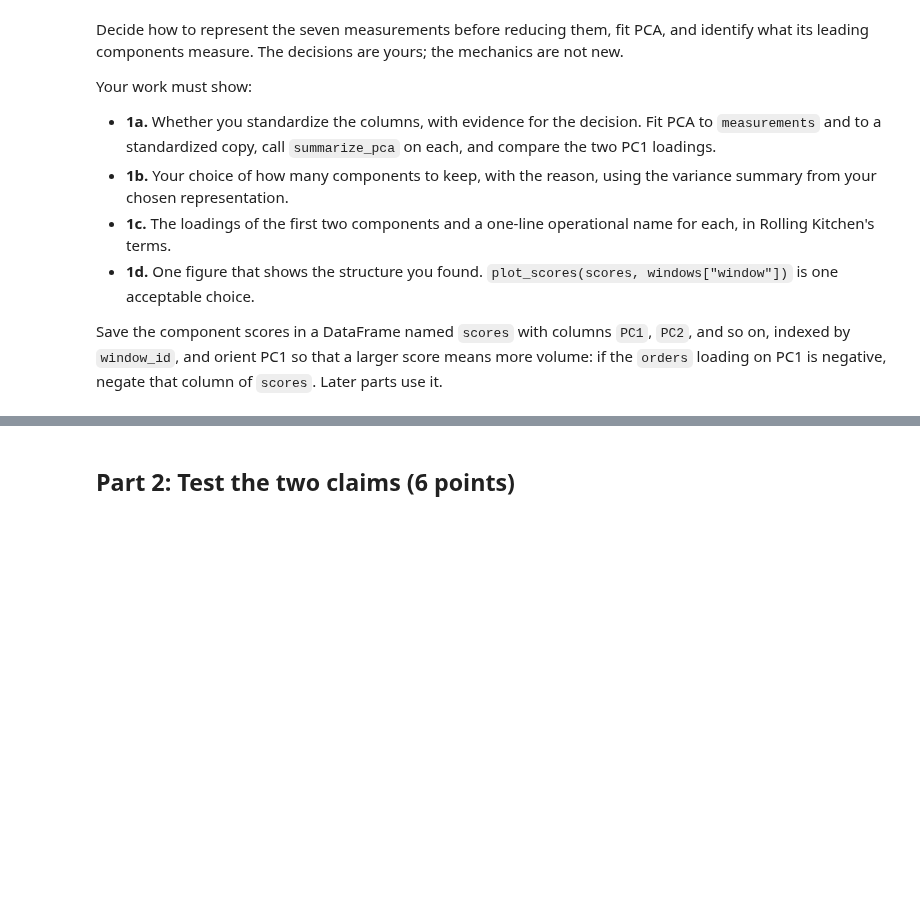
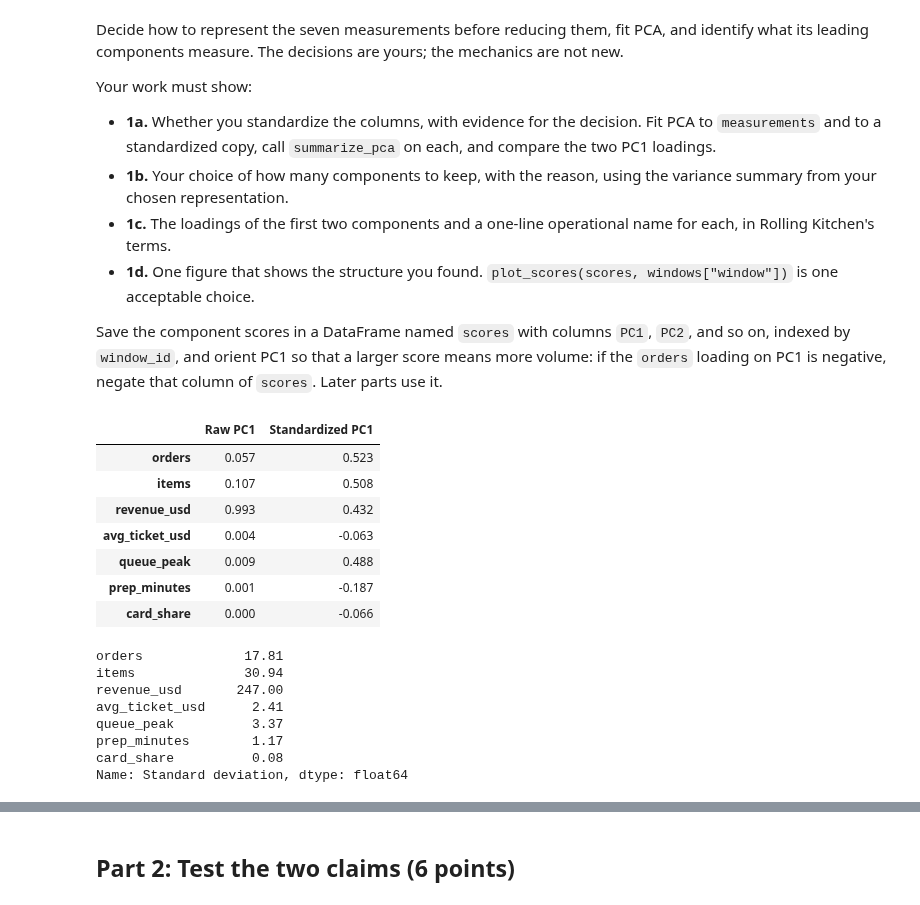
Before and after one commit to jae0029/Data-Mining, a Jupyter notebook: Test 1/test1b.ipynb, the cells around one changed output, grey strips where cells are left out. Cells and saved outputs as stored; diff of their text form; code cells hidden in the pictures; blank space fills up the shorter version.

```diff
--- a/Test 1/test1b.ipynb
+++ b/Test 1/test1b.ipynb
@@ -121,3 +153,43 @@ Your work must show:
 Save the component scores in a DataFrame named `scores` with columns `PC1`, `PC2`, and so on, indexed by `window_id`, and orient PC1 so that a larger score means more volume: if the `orders` loading on PC1 is negative, negate that column of `scores`. Later parts use it.
 # %%
 # 1a. Standardize, fit PCA to both frames, and compare the PC1 loadings.
+# PCA on the original measurements
+pca_raw = PCA()
+pca_raw.fit(measurements)
+
+raw_loadings, raw_variance = summarize_pca(pca_raw, FEATURES)
+
+# Standardize each measurement to mean 0 and standard deviation 1
+measurements_std = (measurements - measurements.mean()) / measurements.std(ddof=0)
+
+# PCA on standardized measurements
+pca_std = PCA()
+pca_std.fit(measurements_std)
+
+std_loadings, std_variance = summarize_pca(pca_std, FEATURES)
+
+# Compare PC1 loadings
+comparison = pd.DataFrame({
+    "Raw PC1": raw_loadings["PC1"],
+    "Standardized PC1": std_loadings["PC1"]
+})
+
+display(comparison.round(3))
+display(measurements.std().rename("Standard deviation").round(2))
+# %% [output]
+|  | Raw PC1 | Standardized PC1 |
+| orders | 0.057 | 0.523 |
+| items | 0.107 | 0.508 |
+| revenue_usd | 0.993 | 0.432 |
+| avg_ticket_usd | 0.004 | -0.063 |
+| queue_peak | 0.009 | 0.488 |
+| prep_minutes | 0.001 | -0.187 |
+| card_share | 0.000 | -0.066 |
+orders             17.81
+items              30.94
+revenue_usd       247.00
+avg_ticket_usd      2.41
+queue_peak          3.37
+prep_minutes        1.17
+card_share          0.08
+Name: Standard deviation, dtype: float64
```
Also changed, not shown: parts of 10 cells of this notebook.
